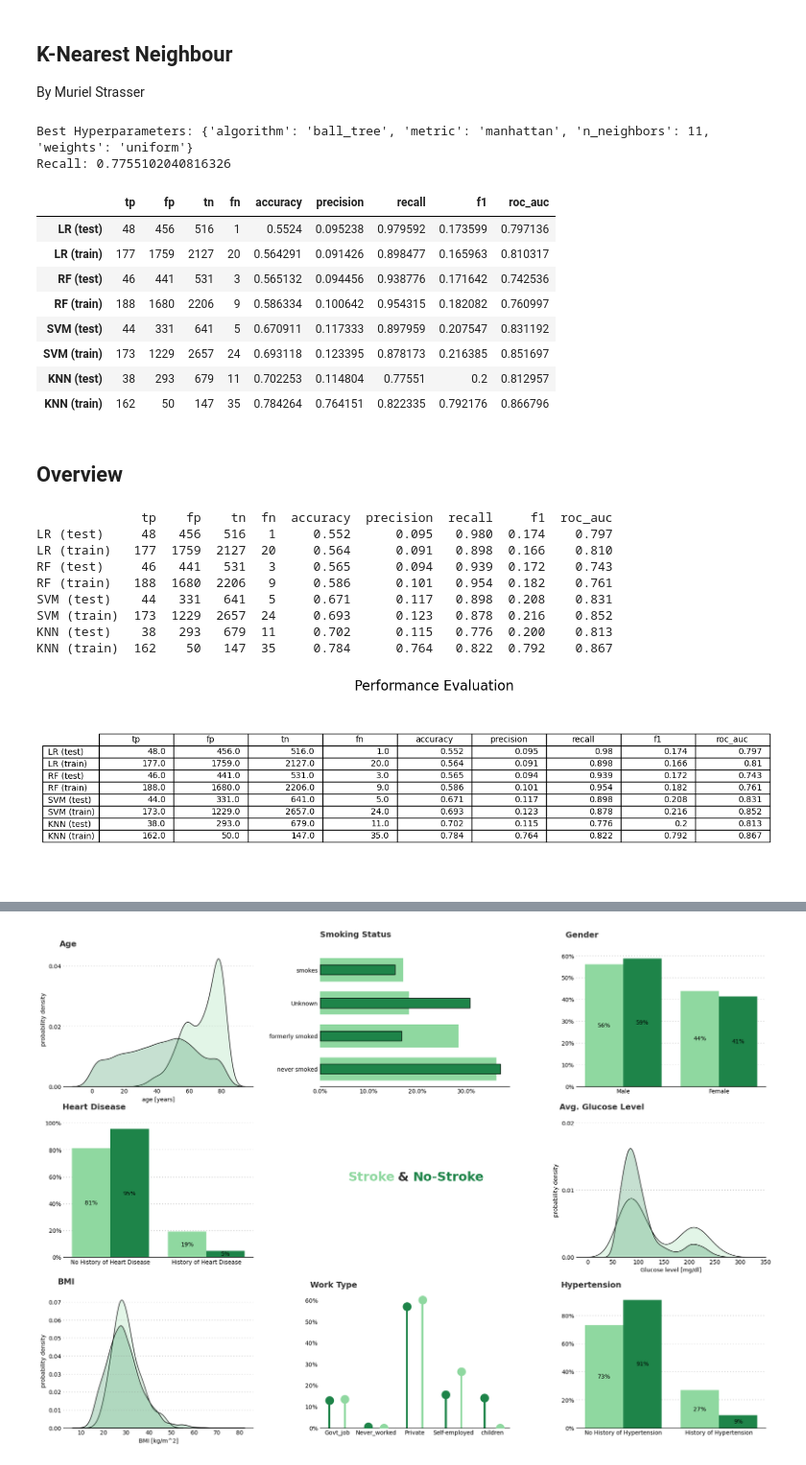
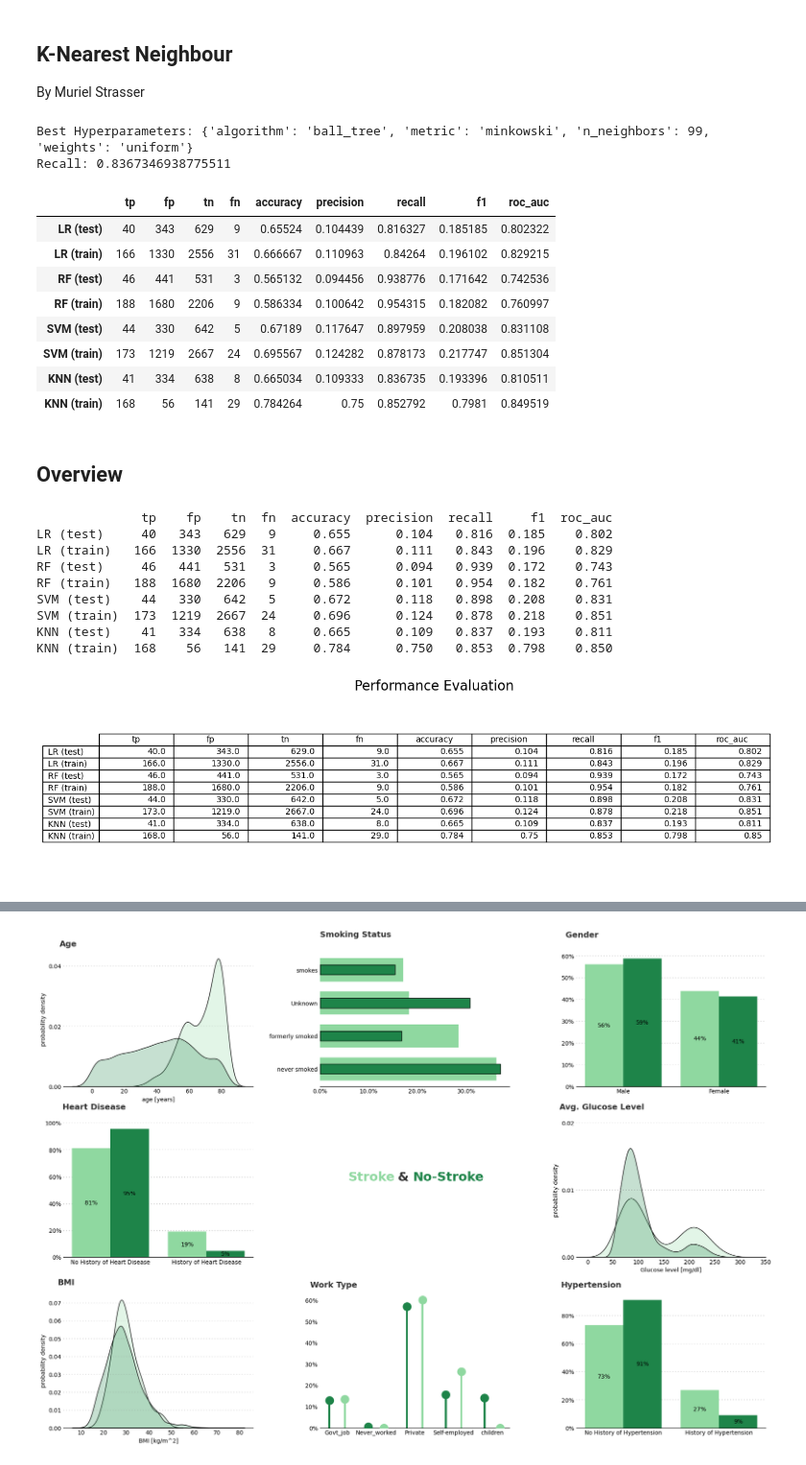
Before and after one commit to noemsli/FoDS-Stroke-Prediction-G1E, a Jupyter notebook: project_FoDS_groupG1E/code/project_FoDS_groupG1E.ipynb, the cells around one changed output, grey strips where cells are left out. Shown at 96% size. Cells and saved outputs as stored; diff of their text form; code cells hidden in the pictures.

```diff
--- a/project_FoDS_groupG1E/code/project_FoDS_groupG1E.ipynb
+++ b/project_FoDS_groupG1E/code/project_FoDS_groupG1E.ipynb
@@ -1143,10 +1153,11 @@ X_train_balanced = pd.concat([majority_class_upsampled, minority_class])
 y_train_balanced = pd.concat([y_train[y_train == 0].sample(n=len(minority_class), random_state=42)] + [y_train[y_train == 1]])
 
 #k=n_neighbours should be odd
-#if it's too small it will lead to overfitting... so 1 probably not the best
+#if it's too small it will lead to overfitting, too large will lead to underfitting
+#rule of thumb is k=n_neighbours= sqrt(number of samples) which would be sqrt(5110)=71.48
 #define the parameter grid for KNN
 param_grid = {
-    'n_neighbors': [1, 3, 5, 7,9,11],
+    'n_neighbors': [3, 11, 33, 71, 99, 155, 201],
     'weights': ['uniform', 'distance'],
     'algorithm': ['ball_tree', 'brute', 'kd_tree'],
     'metric': ['minkowski', 'euclidean', 'manhattan']
@@ -1155,44 +1166,44 @@ param_grid = {
 #create a KNN classifier
 knn_model = KNeighborsClassifier()
 
 #create the grid search object with the KNN classifier and parameters
-grid_search = GridSearchCV(estimator=knn_model, param_grid=param_grid, scoring='recall', cv=20)
+grid_search = GridSearchCV(estimator=knn_model, param_grid=param_grid, scoring='recall', cv=5)
 
 #fit the grid search object to the balanced training data
 grid_search.fit(X_train_balanced, y_train_balanced)
 best_params = grid_search.best_params_
 print("Best Hyperparameters:", best_params)
 
 #create the KNN classifier with the best hyperparameters
 best_knn_model = KNeighborsClassifier(**best_params)
 
 #fit the model on the balanced training data
 best_knn_model.fit(X_train_balanced, y_train_balanced)
 
 #evaluate the model on the test set
 y_pred_test = best_knn_model.predict(X_test[selected_features])
 
 #calculate evaluation metrics
 recall = recall_score(y_test, y_pred_test)
 print("Recall:", recall)
 
 #store the evaluation performance
 tp, fp, tn, fn, accuracy, precision, recall, f1, roc_auc = eval_Performance(y_test, X_test[selected_features], best_knn_model, clf_name='KNN')
 df_performance.loc['KNN (test)', :] = [tp, fp, tn, fn, accuracy, precision, recall, f1, roc_auc]
 df_performance.loc['KNN (train)', :] = eval_Performance(y_train_balanced, X_train_balanced[selected_features], best_knn_model, clf_name='KNN (train)')
 df_performance
 # %% [output]
-Best Hyperparameters: {'algorithm': 'ball_tree', 'metric': 'manhattan', 'n_neighbors': 11, 'weights': 'uniform'}
-Recall: 0.7755102040816326
+Best Hyperparameters: {'algorithm': 'ball_tree', 'metric': 'minkowski', 'n_neighbors': 99, 'weights': 'uniform'}
+Recall: 0.8367346938775511
 |  | tp | fp | tn | fn | accuracy | precision | recall | f1 | roc_auc |
-| LR (test) | 48 | 456 | 516 | 1 | 0.5524 | 0.095238 | 0.979592 | 0.173599 | 0.797136 |
-| LR (train) | 177 | 1759 | 2127 | 20 | 0.564291 | 0.091426 | 0.898477 | 0.165963 | 0.810317 |
+| LR (test) | 40 | 343 | 629 | 9 | 0.65524 | 0.104439 | 0.816327 | 0.185185 | 0.802322 |
+| LR (train) | 166 | 1330 | 2556 | 31 | 0.666667 | 0.110963 | 0.84264 | 0.196102 | 0.829215 |
 | RF (test) | 46 | 441 | 531 | 3 | 0.565132 | 0.094456 | 0.938776 | 0.171642 | 0.742536 |
 | RF (train) | 188 | 1680 | 2206 | 9 | 0.586334 | 0.100642 | 0.954315 | 0.182082 | 0.760997 |
-| SVM (test) | 44 | 331 | 641 | 5 | 0.670911 | 0.117333 | 0.897959 | 0.207547 | 0.831192 |
-| SVM (train) | 173 | 1229 | 2657 | 24 | 0.693118 | 0.123395 | 0.878173 | 0.216385 | 0.851697 |
-| KNN (test) | 38 | 293 | 679 | 11 | 0.702253 | 0.114804 | 0.77551 | 0.2 | 0.812957 |
-| KNN (train) | 162 | 50 | 147 | 35 | 0.784264 | 0.764151 | 0.822335 | 0.792176 | 0.866796 |
+| SVM (test) | 44 | 330 | 642 | 5 | 0.67189 | 0.117647 | 0.897959 | 0.208038 | 0.831108 |
+| SVM (train) | 173 | 1219 | 2667 | 24 | 0.695567 | 0.124282 | 0.878173 | 0.217747 | 0.851304 |
+| KNN (test) | 41 | 334 | 638 | 8 | 0.665034 | 0.109333 | 0.836735 | 0.193396 | 0.810511 |
+| KNN (train) | 168 | 56 | 141 | 29 | 0.784264 | 0.75 | 0.852792 | 0.7981 | 0.849519 |
 # %% [markdown]
 ## Overview
 # %%
@@ -1220,17 +1231,17 @@ table.scale(1.2, 1.2)
 #table.auto_set_column_width([0, 1, 2, 3, 4, 5, 6, 7, 8])
 
 # Save the figure as a JPG image
-plt.savefig('..\output\performacne.jpg', bbox_inches='tight')
+plt.savefig('../output/performance.jpg', bbox_inches='tight')
 # %% [output]
               tp    fp    tn  fn  accuracy  precision  recall     f1  roc_auc
-LR (test)     48   456   516   1     0.552      0.095   0.980  0.174    0.797
-LR (train)   177  1759  2127  20     0.564      0.091   0.898  0.166    0.810
+LR (test)     40   343   629   9     0.655      0.104   0.816  0.185    0.802
+LR (train)   166  1330  2556  31     0.667      0.111   0.843  0.196    0.829
 RF (test)     46   441   531   3     0.565      0.094   0.939  0.172    0.743
 RF (train)   188  1680  2206   9     0.586      0.101   0.954  0.182    0.761
-SVM (test)    44   331   641   5     0.671      0.117   0.898  0.208    0.831
-SVM (train)  173  1229  2657  24     0.693      0.123   0.878  0.216    0.852
-KNN (test)    38   293   679  11     0.702      0.115   0.776  0.200    0.813
-KNN (train)  162    50   147  35     0.784      0.764   0.822  0.792    0.867
+SVM (test)    44   330   642   5     0.672      0.118   0.898  0.208    0.831
+SVM (train)  173  1219  2667  24     0.696      0.124   0.878  0.218    0.851
+KNN (test)    41   334   638   8     0.665      0.109   0.837  0.193    0.811
+KNN (train)  168    56   141  29     0.784      0.750   0.853  0.798    0.850
 [figure]
 # %%
 # Create a figure with 4 subplots
```
Also changed, not shown: parts of 15 cells of this notebook.
